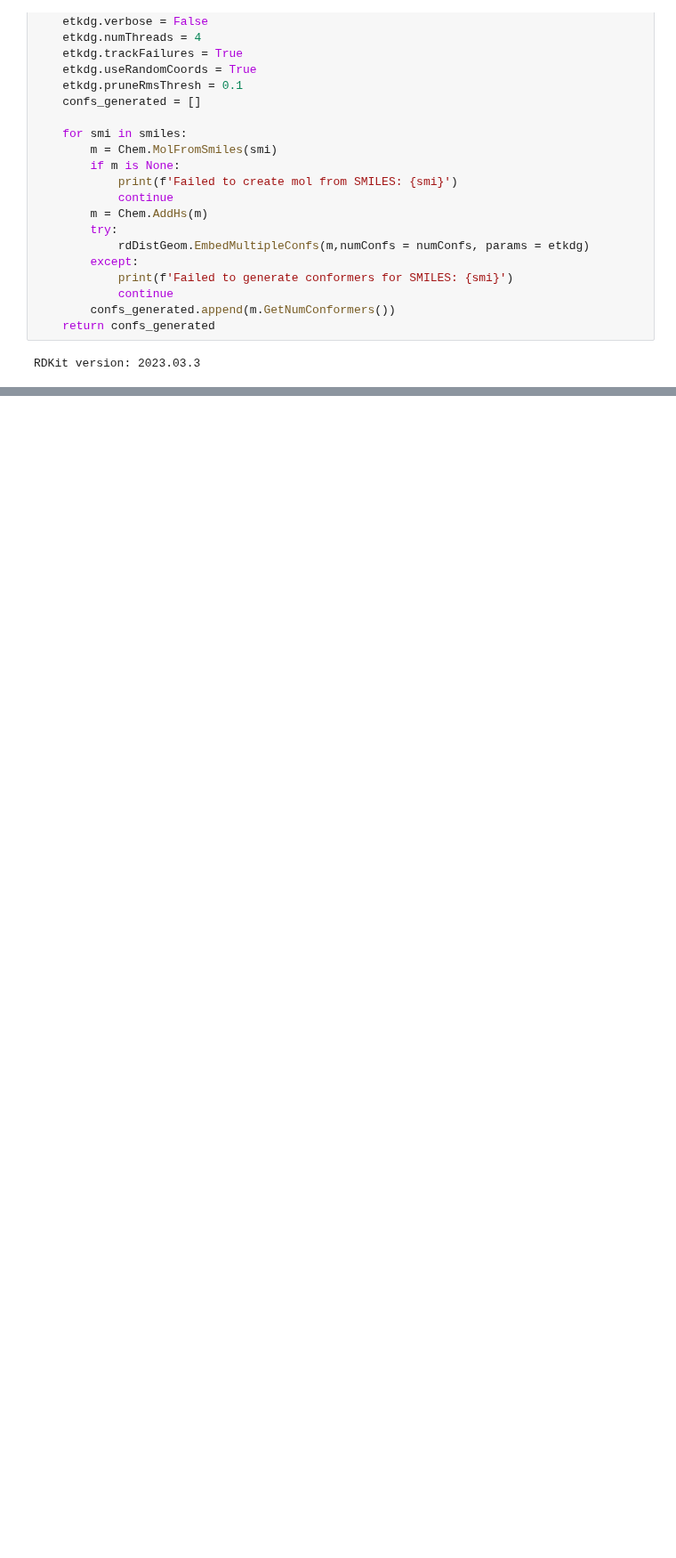
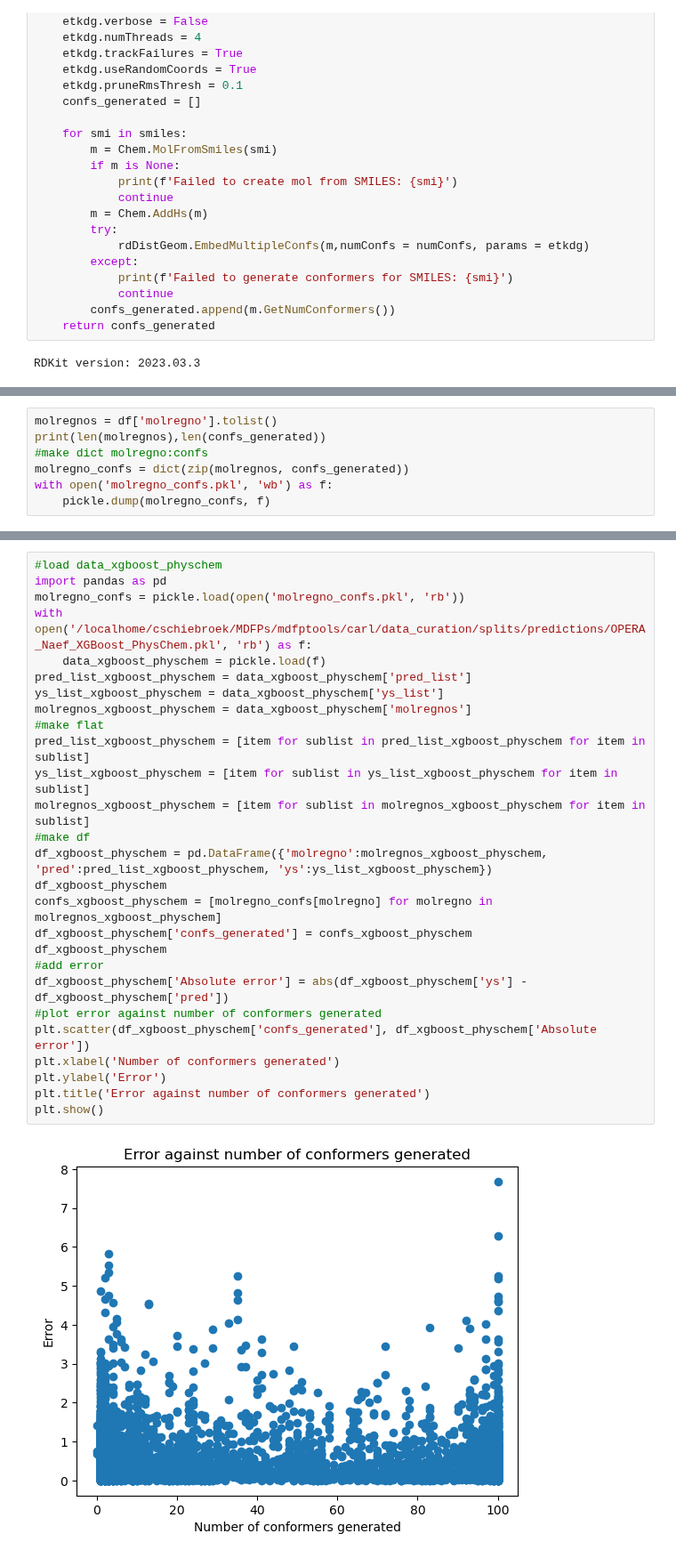
Before and after one commit to Cschiebroek/mdfptools, a Jupyter notebook: carl/data_curation/013_3D_sensative_set.ipynb, the cells around one changed output, grey strips where cells are left out. Shown at 89% size. Cells and saved outputs as stored; diff of their text form; blank space fills up the shorter version.

```diff
--- a/carl/data_curation/013_3D_sensative_set.ipynb
+++ b/carl/data_curation/013_3D_sensative_set.ipynb
@@ -64,0 +81,7 @@ plt.show()
+# %%
+molregnos = df['molregno'].tolist()
+print(len(molregnos),len(confs_generated))
+#make dict molregno:confs
+molregno_confs = dict(zip(molregnos, confs_generated))
+with open('molregno_confs.pkl', 'wb') as f:
+    pickle.dump(molregno_confs, f)
@@ -64,0 +90,29 @@ plt.show()
+# %%
+#load data_xgboost_physchem
+import pandas as pd
+molregno_confs = pickle.load(open('molregno_confs.pkl', 'rb'))
+with open('/localhome/cschiebroek/MDFPs/mdfptools/carl/data_curation/splits/predictions/OPERA_Naef_XGBoost_PhysChem.pkl', 'rb') as f:
+    data_xgboost_physchem = pickle.load(f)
+pred_list_xgboost_physchem = data_xgboost_physchem['pred_list']
+ys_list_xgboost_physchem = data_xgboost_physchem['ys_list']
+molregnos_xgboost_physchem = data_xgboost_physchem['molregnos']
+#make flat
+pred_list_xgboost_physchem = [item for sublist in pred_list_xgboost_physchem for item in sublist]
+ys_list_xgboost_physchem = [item for sublist in ys_list_xgboost_physchem for item in sublist]
+molregnos_xgboost_physchem = [item for sublist in molregnos_xgboost_physchem for item in sublist]
+#make df
+df_xgboost_physchem = pd.DataFrame({'molregno':molregnos_xgboost_physchem, 'pred':pred_list_xgboost_physchem, 'ys':ys_list_xgboost_physchem})
+df_xgboost_physchem
+confs_xgboost_physchem = [molregno_confs[molregno] for molregno in molregnos_xgboost_physchem]
+df_xgboost_physchem['confs_generated'] = confs_xgboost_physchem
+df_xgboost_physchem
+#add error
+df_xgboost_physchem['Absolute error'] = abs(df_xgboost_physchem['ys'] - df_xgboost_physchem['pred'])
+#plot error against number of conformers generated
+plt.scatter(df_xgboost_physchem['confs_generated'], df_xgboost_physchem['Absolute error'])
+plt.xlabel('Number of conformers generated')
+plt.ylabel('Error')
+plt.title('Error against number of conformers generated')
+plt.show()
+# %% [output]
+[figure, added]
```
Also changed, not shown: parts of 14 cells of this notebook, 2 other files.
